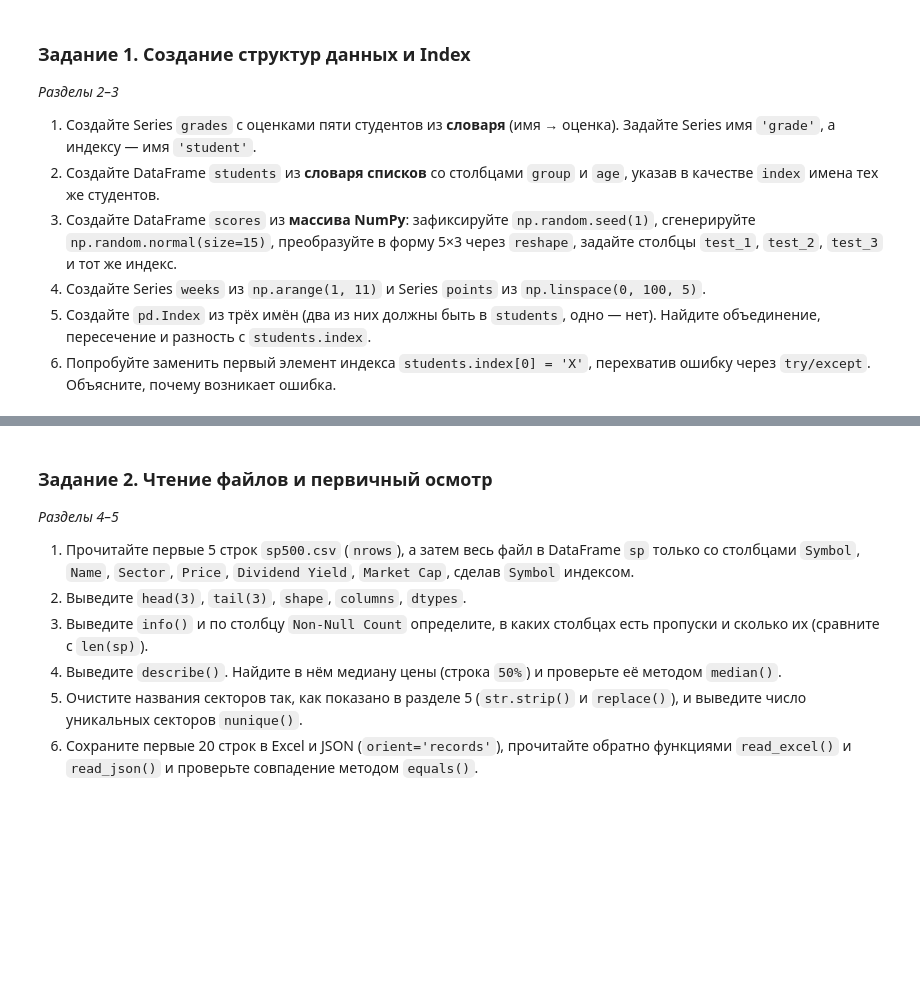
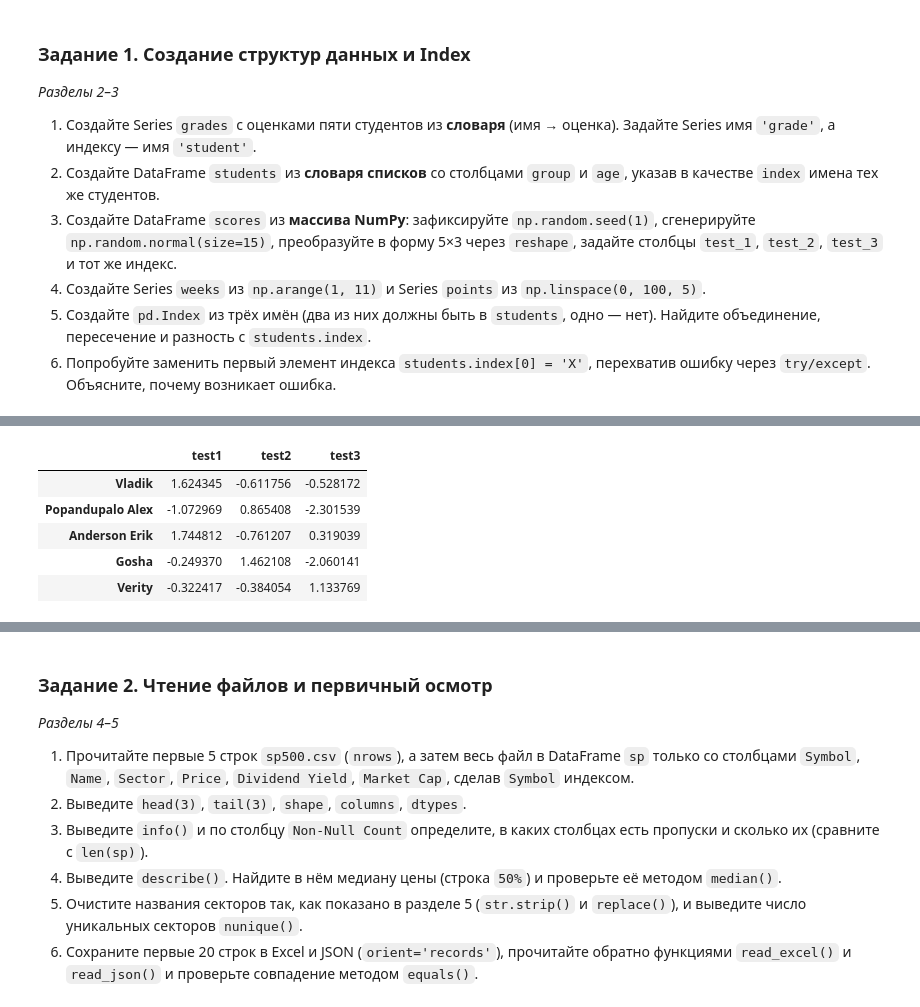
Before and after one commit to LonsdaleV/pyth_labs, a Jupyter notebook: ЛР4 Data-Structures_and_Indexing.ipynb, the cells around one changed output, grey strips where cells are left out. Cells and saved outputs as stored; diff of their text form; code cells hidden in the pictures; blank space fills up the shorter version.

```diff
--- a/ЛР4 Data-Structures_and_Indexing.ipynb
+++ b/ЛР4 Data-Structures_and_Indexing.ipynb
@@ -918,4 +1042,7 @@ del sales, opt, part, cols, filtered, both
 5. Создайте `pd.Index` из трёх имён (два из них должны быть в `students`, одно — нет). Найдите объединение, пересечение и разность с `students.index`.
 6. Попробуйте заменить первый элемент индекса `students.index[0] = 'X'`, перехватив ошибку через `try/except`. Объясните, почему возникает ошибка.
 # %%
-# Решение задания 1
+students_map = {'Vladik' : 5, 'Popandupalo Alex' : 2, 'Anderson Erik' : 4, 'Gosha' : 3, 'Verity' : 67}
+grades = pd.Series(students_map,name = 'grade')
+grades.index.name = 'student'
+grades
@@ -921,0 +1068,11 @@ del sales, opt, part, cols, filtered, both
+# %%
+np.random.seed(1)
+scores = pd.DataFrame(np.random.normal(size=15).reshape(5,3),index = students_map ,columns = ['test1', 'test2', 'test3'] )
+scores
+# %% [output]
+|  | test1 | test2 | test3 |
+| Vladik | 1.624345 | -0.611756 | -0.528172 |
+| Popandupalo Alex | -1.072969 | 0.865408 | -2.301539 |
+| Anderson Erik | 1.744812 | -0.761207 | 0.319039 |
+| Gosha | -0.249370 | 1.462108 | -2.060141 |
+| Verity | -0.322417 | -0.384054 | 1.133769 |
```
Also changed, not shown: parts of 26 cells of this notebook, 1 other file.
